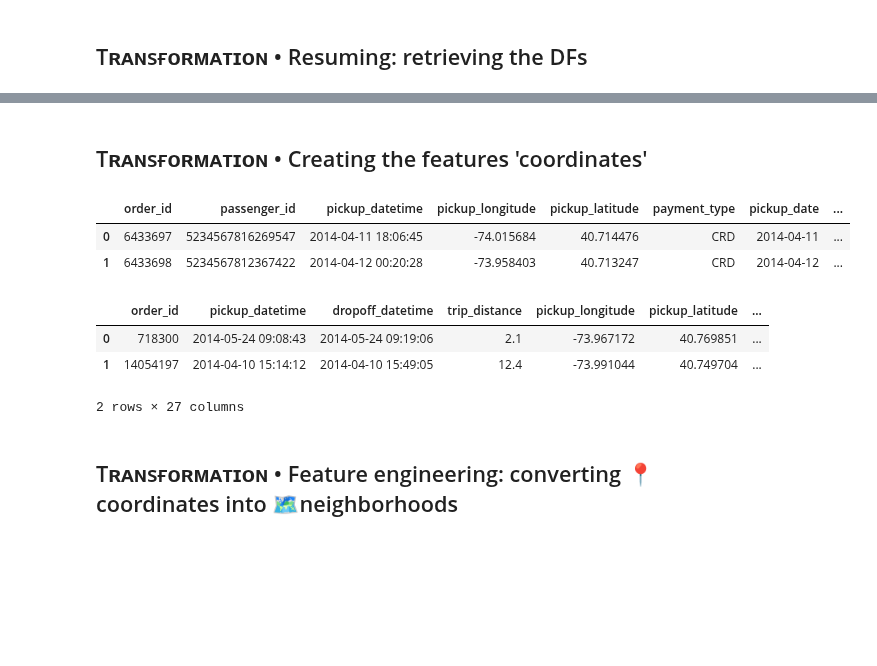
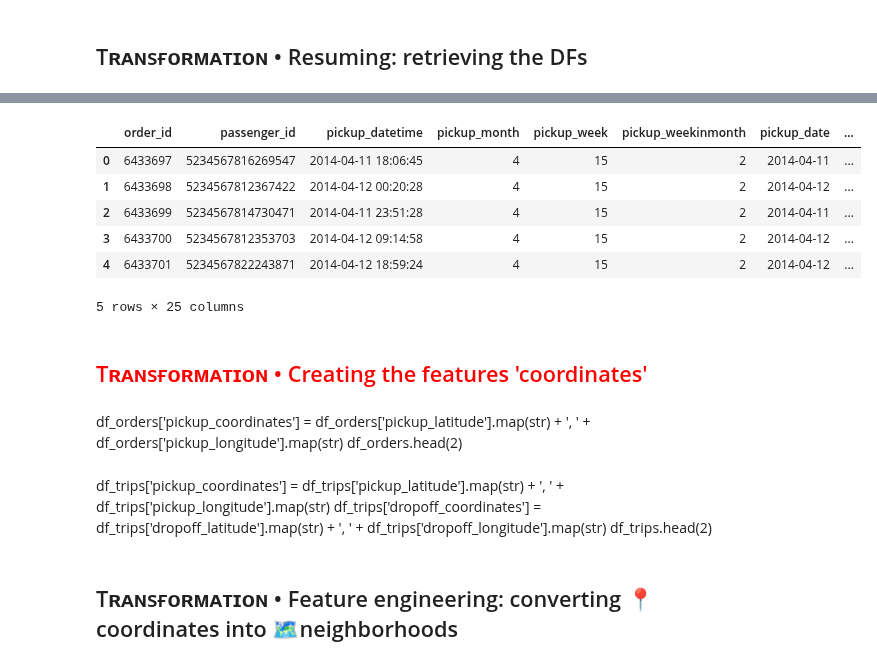
Before and after one commit to isis-santos-costa/99_Challenge, a Jupyter notebook: 99__DataTransformation3F.ipynb, the cells around one changed output, grey strips where cells are left out. Drawn from its saved outputs; the diff is of its cells as text; code cells hidden in the pictures; blank space fills up the shorter version.

```diff
--- a/99__DataTransformation3F.ipynb
+++ b/99__DataTransformation3F.ipynb
@@ -35,0 +67,4 @@ df_trips.head(2)
+# %%
+# columns to add for orders that became trips
+trips_features = set(df_trips.columns) - set(df_orders.columns)
+trips_features
@@ -35,0 +85,4 @@ df_trips.head(2)
+# %%
+trips_features.add('order_id')
+# %%
+df_orders_tF = pd.merge(df_orders, df_trips[trips_features], on='order_id', how='outer')
@@ -35,0 +130,27 @@ df_trips.head(2)
+# %%
+cols = ['order_id',
+ 'passenger_id',
+ 'pickup_datetime',
+ 'pickup_month',
+ 'pickup_week',
+ 'pickup_weekinmonth',
+ 'pickup_date',
+ 'pickup_dayofweek',
+ 'pickup_isweekend',
+ 'pickup_hour',
+ 'pickup_isrush',
+ 'pickup_latitude',
+ 'pickup_longitude',
+ 'dropoff_latitude',
+ 'dropoff_longitude',
+ 'dropoff_datetime',
+ 'duration',
+ 'duration_minutes',
+ 'duration_type',
+ 'trip_distance',
+ 'total_amount',
+ 'fare_amount',
+ 'tip_amount',
+ 'rate_type',
+ 'payment_type']
+cols
@@ -36,20 +175,22 @@ df_trips.head(2)
+# %%
+df_orders_tF = df_orders_tF[cols]
+df_orders_tF.head()
+# %% [output]
+|  | order_id | passenger_id | pickup_datetime | pickup_month | pickup_week | pickup_weekinmonth | pickup_date | ... |
+| 0 | 6433697 | 5234567816269547 | 2014-04-11 18:06:45 | 4 | 15 | 2 | 2014-04-11 | ... |
+| 1 | 6433698 | 5234567812367422 | 2014-04-12 00:20:28 | 4 | 15 | 2 | 2014-04-12 | ... |
+| 2 | 6433699 | 5234567814730471 | 2014-04-11 23:51:28 | 4 | 15 | 2 | 2014-04-11 | ... |
+| 3 | 6433700 | 5234567812353703 | 2014-04-12 09:14:58 | 4 | 15 | 2 | 2014-04-12 | ... |
+| 4 | 6433701 | 5234567822243871 | 2014-04-12 18:59:24 | 4 | 15 | 2 | 2014-04-12 | ... |
+5 rows × 25 columns
 # %% [markdown]
-## Tʀᴀɴsғᴏʀᴍᴀᴛɪᴏɴ  •  Creating the features 'coordinates'
+<h2 style='color:red'> Tʀᴀɴsғᴏʀᴍᴀᴛɪᴏɴ  •  Creating the features 'coordinates'
-# %%
-df_orders['pickup_coordinates'] = df_orders['pickup_latitude'].map(str) + ', ' + df_orders['pickup_longitude'].map(str)
-df_orders.head(2)
-# %% [output]
-|  | order_id | passenger_id | pickup_datetime | pickup_longitude | pickup_latitude | payment_type | pickup_date | ... |
-| 0 | 6433697 | 5234567816269547 | 2014-04-11 18:06:45 | -74.015684 | 40.714476 | CRD | 2014-04-11 | ... |
-| 1 | 6433698 | 5234567812367422 | 2014-04-12 00:20:28 | -73.958403 | 40.713247 | CRD | 2014-04-12 | ... |
-# %%
-df_trips['pickup_coordinates'] = df_trips['pickup_latitude'].map(str) + ', ' + df_trips['pickup_longitude'].map(str)
-df_trips['dropoff_coordinates'] = df_trips['dropoff_latitude'].map(str) + ', ' + df_trips['dropoff_longitude'].map(str)
-df_trips.head(2)
-# %% [output]
-|  | order_id | pickup_datetime | dropoff_datetime | trip_distance | pickup_longitude | pickup_latitude | ... |
-| 0 | 718300 | 2014-05-24 09:08:43 | 2014-05-24 09:19:06 | 2.1 | -73.967172 | 40.769851 | ... |
-| 1 | 14054197 | 2014-04-10 15:14:12 | 2014-04-10 15:49:05 | 12.4 | -73.991044 | 40.749704 | ... |
-2 rows × 27 columns
+# %% [markdown]
+df_orders['pickup_coordinates'] = df_orders['pickup_latitude'].map(str) + ', ' + df_orders['pickup_longitude'].map(str)
+df_orders.head(2)
+# %% [markdown]
+df_trips['pickup_coordinates'] = df_trips['pickup_latitude'].map(str) + ', ' + df_trips['pickup_longitude'].map(str)
+df_trips['dropoff_coordinates'] = df_trips['dropoff_latitude'].map(str) + ', ' + df_trips['dropoff_longitude'].map(str)
+df_trips.head(2)
 # %% [markdown]
 ## Tʀᴀɴsғᴏʀᴍᴀᴛɪᴏɴ  •  Feature engineering: converting 📍coordinates into 🗺️neighborhoods
```
Also changed, not shown: parts of 109 cells of this notebook.
